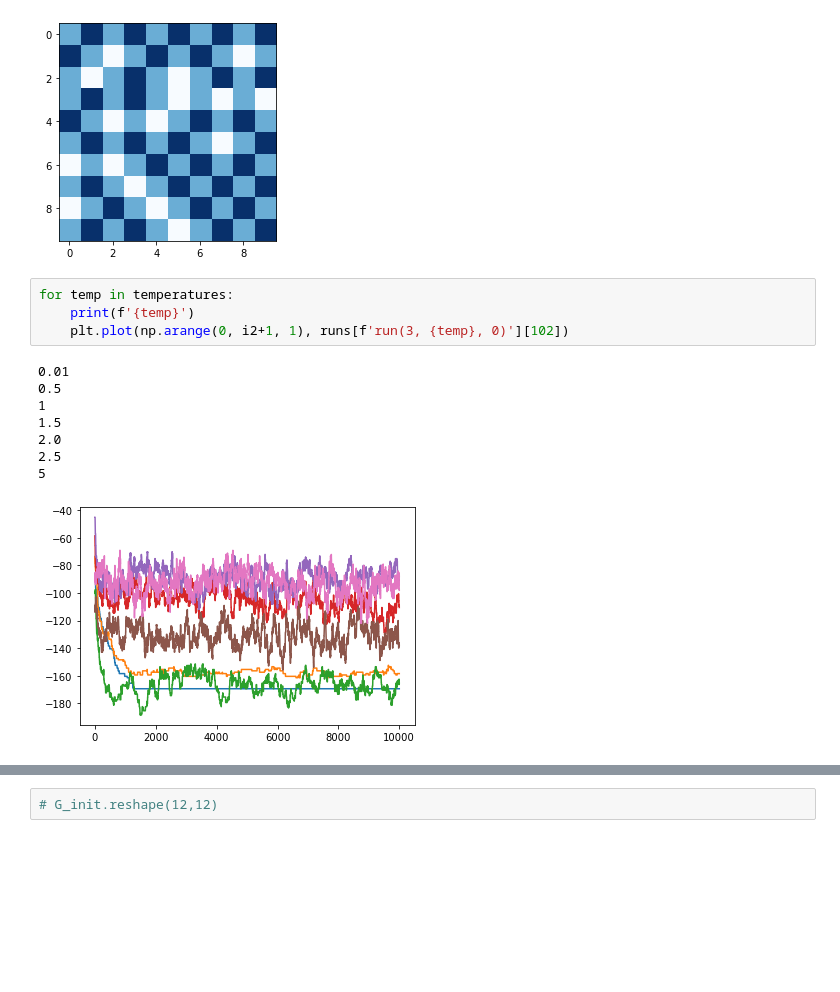
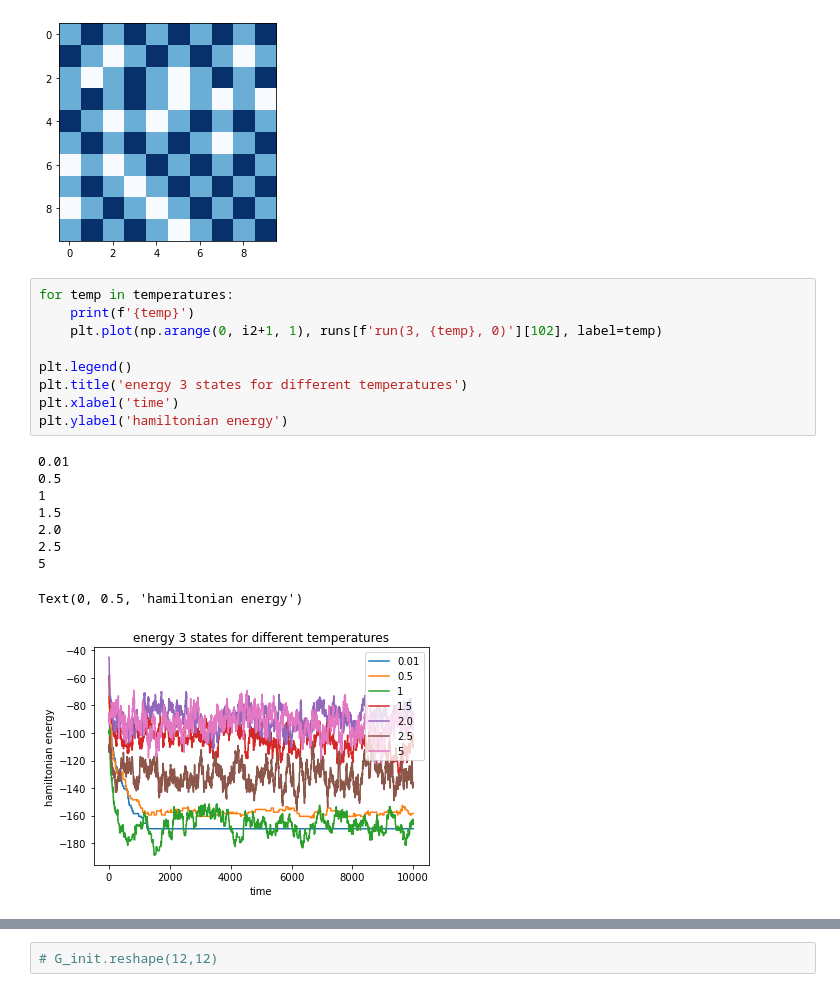
Before and after one commit to ThoStart/potts_model, a Jupyter notebook: nstate_ising_cy.ipynb, the cells around one changed output, grey strips where cells are left out. Cells and saved outputs as stored; diff of their text form; blank space fills up the shorter version.

```diff
--- a/nstate_ising_cy.ipynb
+++ b/nstate_ising_cy.ipynb
@@ -320,13 +320,19 @@ plt.show()
 # %%
 for temp in temperatures:
     print(f'{temp}')
-    plt.plot(np.arange(0, i2+1, 1), runs[f'run(3, {temp}, 0)'][102])
+    plt.plot(np.arange(0, i2+1, 1), runs[f'run(3, {temp}, 0)'][102], label=temp)
+
+plt.legend()
+plt.title('energy 3 states for different temperatures')
+plt.xlabel('time')
+plt.ylabel('hamiltonian energy')
 # %% [output]
 0.01
 0.5
 1
 1.5
 2.0
 2.5
 5
+Text(0, 0.5, 'hamiltonian energy')
-[figure, old version]
+[figure, new version]
```
Also changed, not shown: parts of 1 cell of this notebook.
